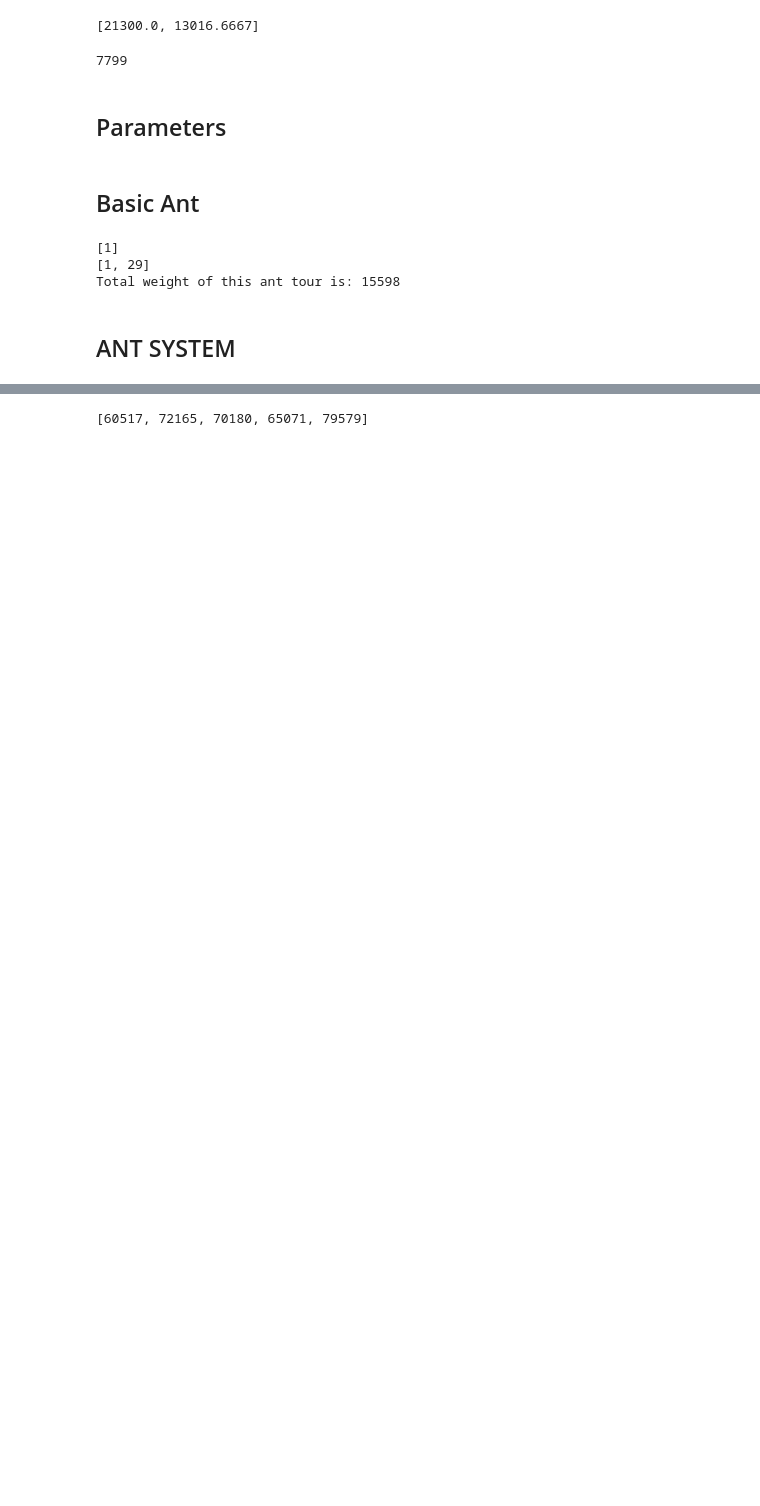
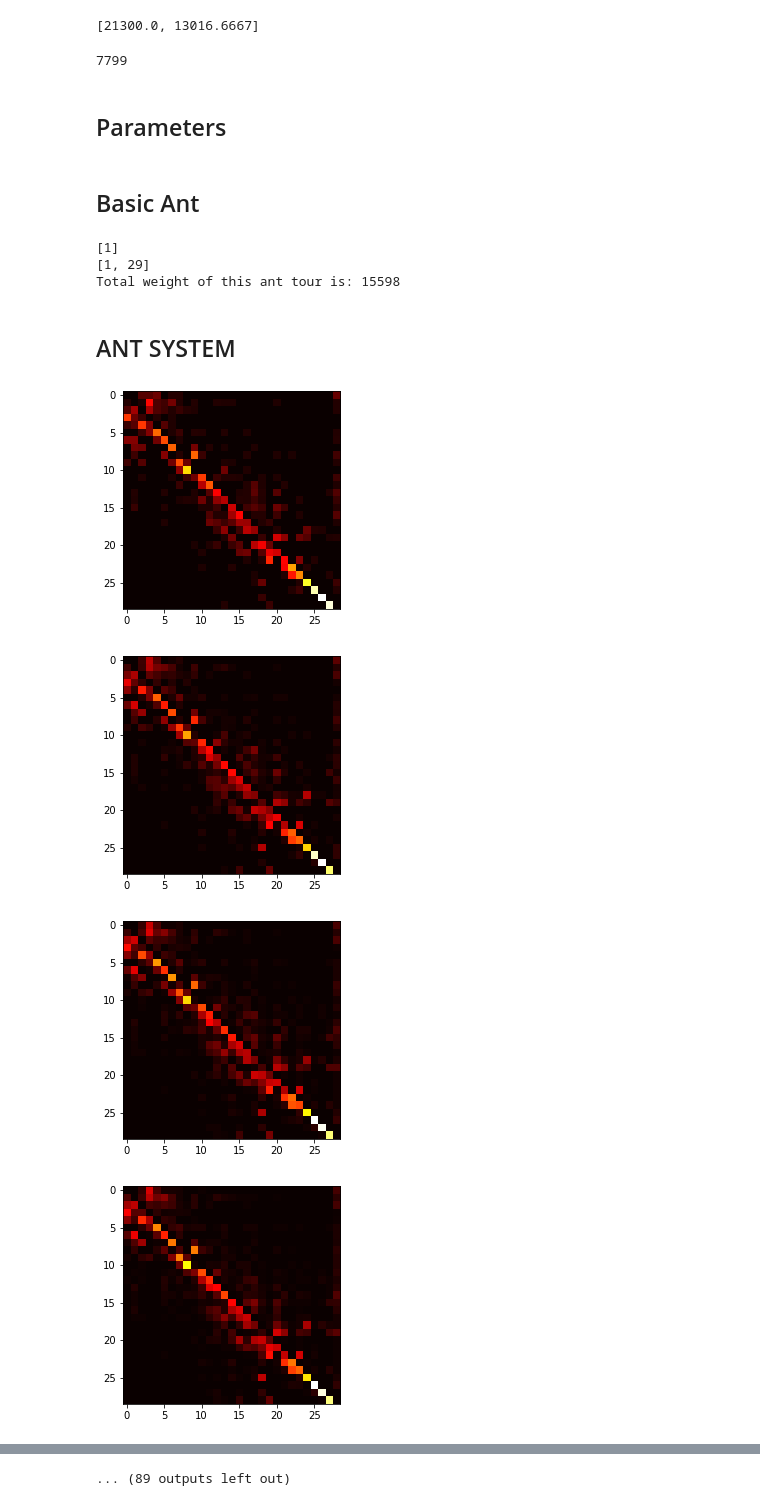
Before and after one commit to sejas/muia-multiagent-systems-tsp-aco, a Jupyter notebook: TSP - Multiagent Systems.ipynb, the cells around one changed output, grey strips where cells are left out. Saved outputs shown, nothing was run; the diff lists cells and outputs as text; code cells hidden in the pictures; blank space fills up the shorter version.

Commit message:
feat: calculate and sum pheromones

```diff
--- a/TSP - Multiagent Systems.ipynb
+++ b/TSP - Multiagent Systems.ipynb
@@ -54,22 +56,26 @@ TAU_MIN = TAU_MAX*(1-0.05**(1/N))
 ## Basic Ant
 # %%
 class Ant:
+    tour = None
     tsp = PROBLEM
     pheromones_matrix =  None
+    _tour_weight_cache = {'n_cities':0, 'weight': 0} # code optimization
+
     def __init__(self, city_i=0, pheromones_matrix=None):
         self.pheromones_matrix = pheromones_matrix
         self.tour = []
         if city_i>0:
             self.visit(city_i)
-    def __str__(self):
-        return "Ant tour: %s"%slef.tour_weight()
 
     @property
     def current_city(self):
         return self.tour[-1]
 
+    @property
     def tour_weight(self):
-        return self.tsp.trace_tours([self.tour])[0]
+        if len(self.tour) != self._tour_weight_cache['n_cities']:
+            self._tour_weight_cache['weight'] = self.tsp.trace_tours([self.tour])[0]
+        return self._tour_weight_cache['weight']
 
     def visit(self, i:int):
         if i in self.tour:
@@ -121,32 +127,51 @@ Total weight of this ant tour is: 15598
 # %% [markdown]
 ## ANT SYSTEM
 # %%
+M_ANTS = N # Number of ants ~ to number of nodes (N)
+ALPHA = 1 # History coefficietn ~ 1
+BETA = 2 # 0,1,3,4,5,6 # Heuristic Coefficient [2,5]
+RO = 0.1 # Evaporation rate # It's like cooling. A high value is similar to very decrease the temparature drastically and get stucked in a local optimum
+Q = 0.5 # Pheromone change factor
+TAU_INITIAL = 0.5 # Initial pheromone ~ 1/RO*C^nn ; C^nn is the length of the tour generated by the nearest neighbor heuristic
+STEPS = 100
+
 # INIT MATRIX for each CITY IJ with TAU INITIAL (t_0)
 _pheromones_row = [TAU_INITIAL for i in range(N)]
 pheromones_matrix = [_pheromones_row for j in range(N)]
-# print(pheromones_matrix)
 
-
-
-STEPS = 1 # 10
 for step in range(STEPS):
     ants_list = []
     for ant_i in range(M_ANTS):
         # pick a starting point
         first_random_city = randrange(N)+1
         ant = Ant(first_random_city, pheromones_matrix)
         ants_list.append(ant)
         while not ant.finished_tour():
             # calculate probability P_j for all unvisited neightbors J
                 # ANT SYSTEM (AS): Probability of each edge in the neighborhood
                 # p_ij_k = (t_ij^a * (1/d_ij)^b ) / SUM(all feasible g edges) # It's like edge normalized
             neighbors, probabilities = ant.normalized_probabilities() # sum(probabilities) == 1
             # pick the next node using the probabilities
             next_city = ant.pick_next_city(neighbors, probabilities)
             ant.visit(next_city)
-    print([a.tour_weight() for a in ants_list])
     # update pheromone values based upon the quality of each solution
         # ANT SYSTEM (AS): All ants contribute updating the pheromone as follows
         # TAU_I_J = (1-RO)*TAU_I_J + SUM(Q/(Lk or 0)) # Attention! In TSP Lk will be always the same == N Total cities
                                            # Probably in TSP the length means the distance
+    pheromones_to_add = [[0 for i in range(N)] for j in range(N)]
+    for ant in ants_list:
+        tau_delta = Q/ant.tour_weight
+        for tour_i in range(1, len(ant.tour)):
+            i = ant.tour[tour_i-1]-1
+            j = ant.tour[tour_i]-1
+            pheromones_to_add[i][j] += tau_delta
+    df = pd.DataFrame(pheromones_matrix)*(1-RO)+pd.DataFrame(pheromones_to_add)
+    pheromones_matrix = df.values
+    plt.imshow(df, cmap='hot', interpolation='nearest')
+    plt.show()
+print([a.tour_weight for a in ants_list])
 # %% [output]
+[figure, added]
+[figure, added]
+[figure, added]
+[figure, added]
@@ -153 +186 @@ for step in range(STEPS):
-[60517, 72165, 70180, 65071, 79579]
+... (89 outputs left out)
```
Also changed, not shown: parts of 3 cells of this notebook.
